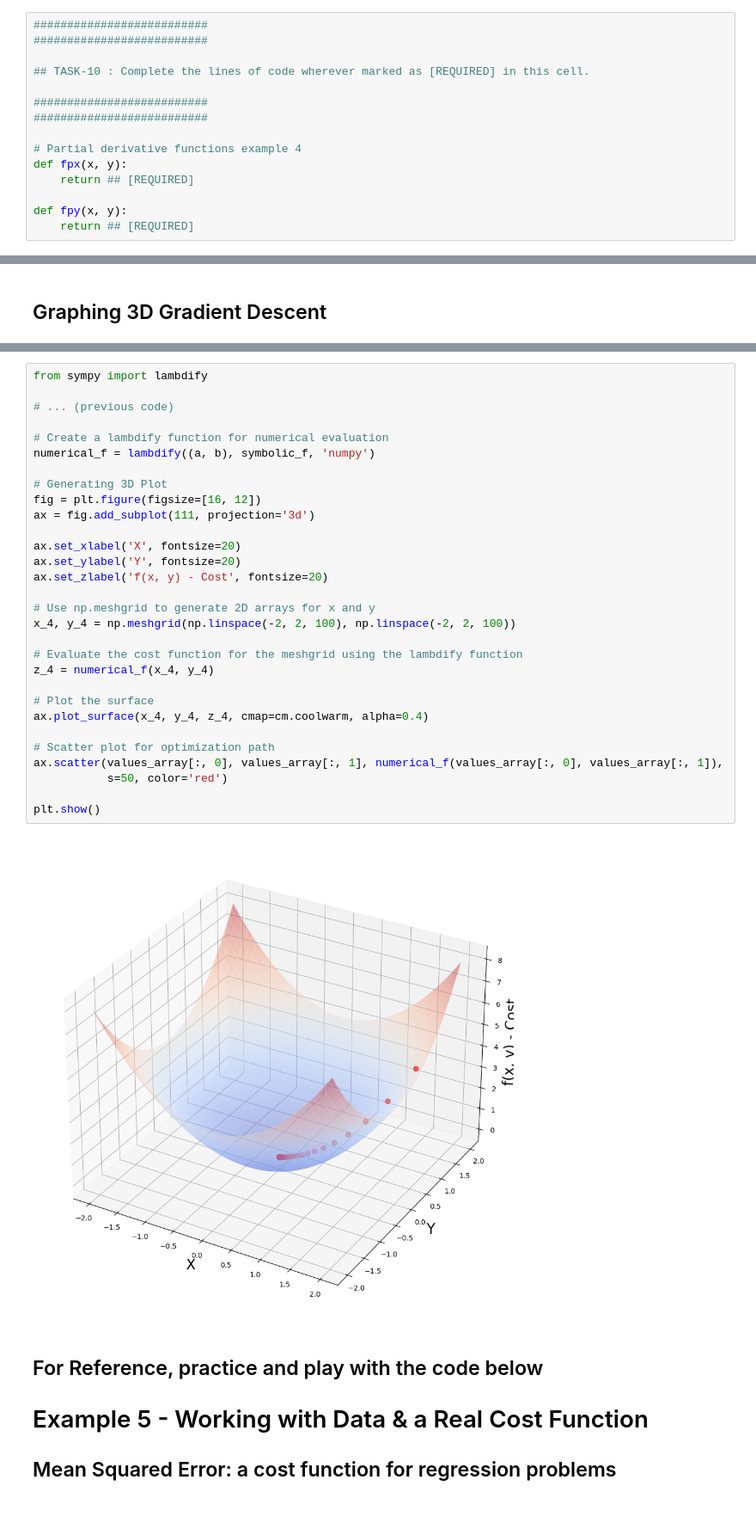
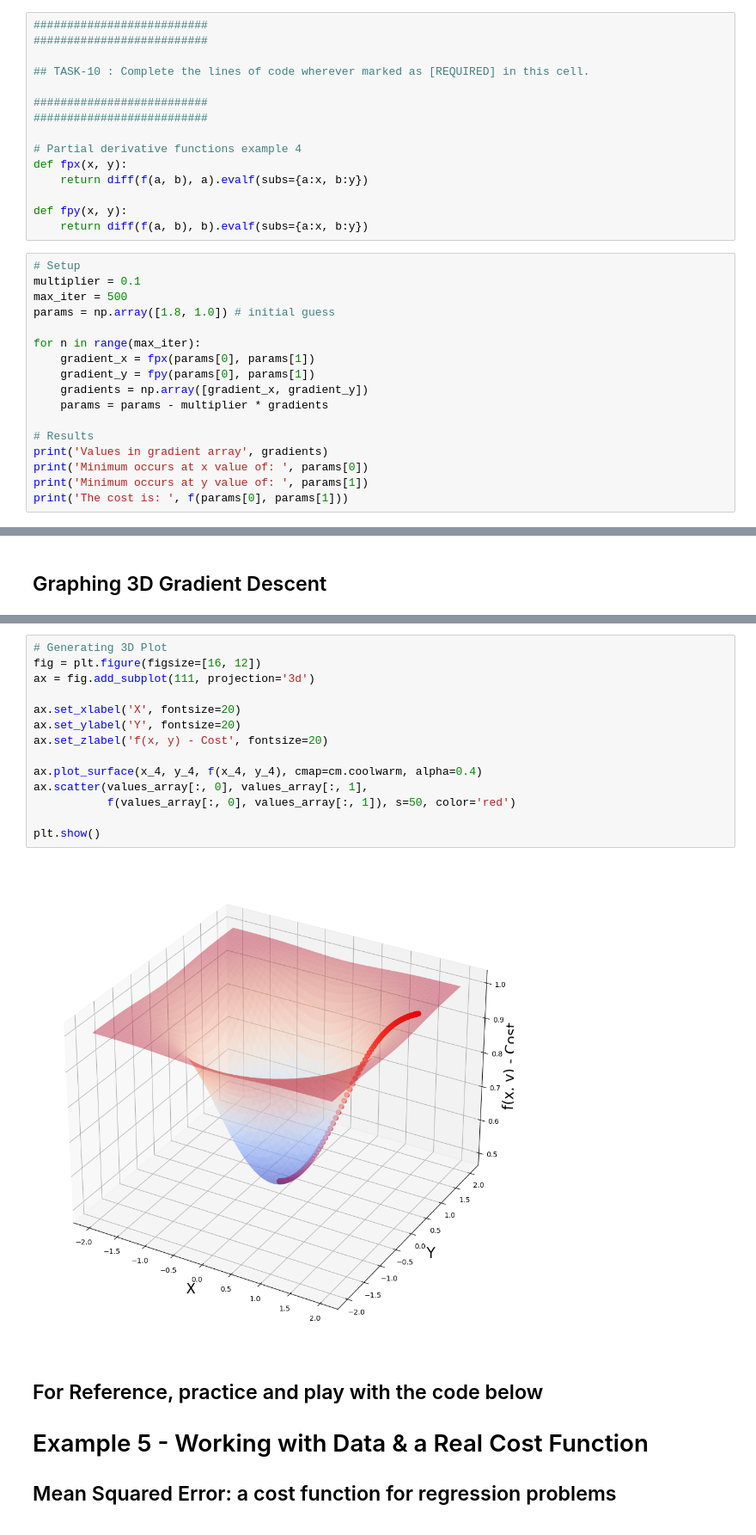
Before and after one commit to Sowmaya/FMML_COURSE_ASSIGNMENT, a Jupyter notebook: FMML_2022_Module_04_Project_2024.ipynb, the cells around one changed output, grey strips where cells are left out. Shown at 86% size. Cells and saved outputs as stored; diff of their text form.

```diff
--- a/FMML_2022_Module_04_Project_2024.ipynb
+++ b/FMML_2022_Module_04_Project_2024.ipynb
@@ -869,7 +586,24 @@ The cost is:  5.21618334996315e-97
 
 # Partial derivative functions example 4
 def fpx(x, y):
-    return ## [REQUIRED]
+    return diff(f(a, b), a).evalf(subs={a:x, b:y})
 
 def fpy(x, y):
-    return ## [REQUIRED]
+    return diff(f(a, b), b).evalf(subs={a:x, b:y})
+# %%
+# Setup
+multiplier = 0.1
+max_iter = 500
+params = np.array([1.8, 1.0]) # initial guess
+
+for n in range(max_iter):
+    gradient_x = fpx(params[0], params[1])
+    gradient_y = fpy(params[0], params[1])
+    gradients = np.array([gradient_x, gradient_y])
+    params = params - multiplier * gradients
+
+# Results
+print('Values in gradient array', gradients)
+print('Minimum occurs at x value of: ', params[0])
+print('Minimum occurs at y value of: ', params[1])
+print('The cost is: ', f(params[0], params[1]))
@@ -923,35 +645,19 @@ The cost is:  7.30063528950756e-39
 # %%
-from sympy import lambdify
-
-# ... (previous code)
-
-# Create a lambdify function for numerical evaluation
-numerical_f = lambdify((a, b), symbolic_f, 'numpy')
-
 # Generating 3D Plot
 fig = plt.figure(figsize=[16, 12])
 ax = fig.add_subplot(111, projection='3d')
 
 ax.set_xlabel('X', fontsize=20)
 ax.set_ylabel('Y', fontsize=20)
 ax.set_zlabel('f(x, y) - Cost', fontsize=20)
 
-# Use np.meshgrid to generate 2D arrays for x and y
-x_4, y_4 = np.meshgrid(np.linspace(-2, 2, 100), np.linspace(-2, 2, 100))
-
-# Evaluate the cost function for the meshgrid using the lambdify function
-z_4 = numerical_f(x_4, y_4)
-
-# Plot the surface
-ax.plot_surface(x_4, y_4, z_4, cmap=cm.coolwarm, alpha=0.4)
-
-# Scatter plot for optimization path
-ax.scatter(values_array[:, 0], values_array[:, 1], numerical_f(values_array[:, 0], values_array[:, 1]),
-           s=50, color='red')
+ax.plot_surface(x_4, y_4, f(x_4, y_4), cmap=cm.coolwarm, alpha=0.4)
+ax.scatter(values_array[:, 0], values_array[:, 1],
+           f(values_array[:, 0], values_array[:, 1]), s=50, color='red')
 
 plt.show()
 # %% [output]
-[figure, old version]
+[figure, new version]
 # %% [markdown]
 ## For Reference, practice and play with the code below
 
```
Also changed, not shown: parts of 30 cells of this notebook.
